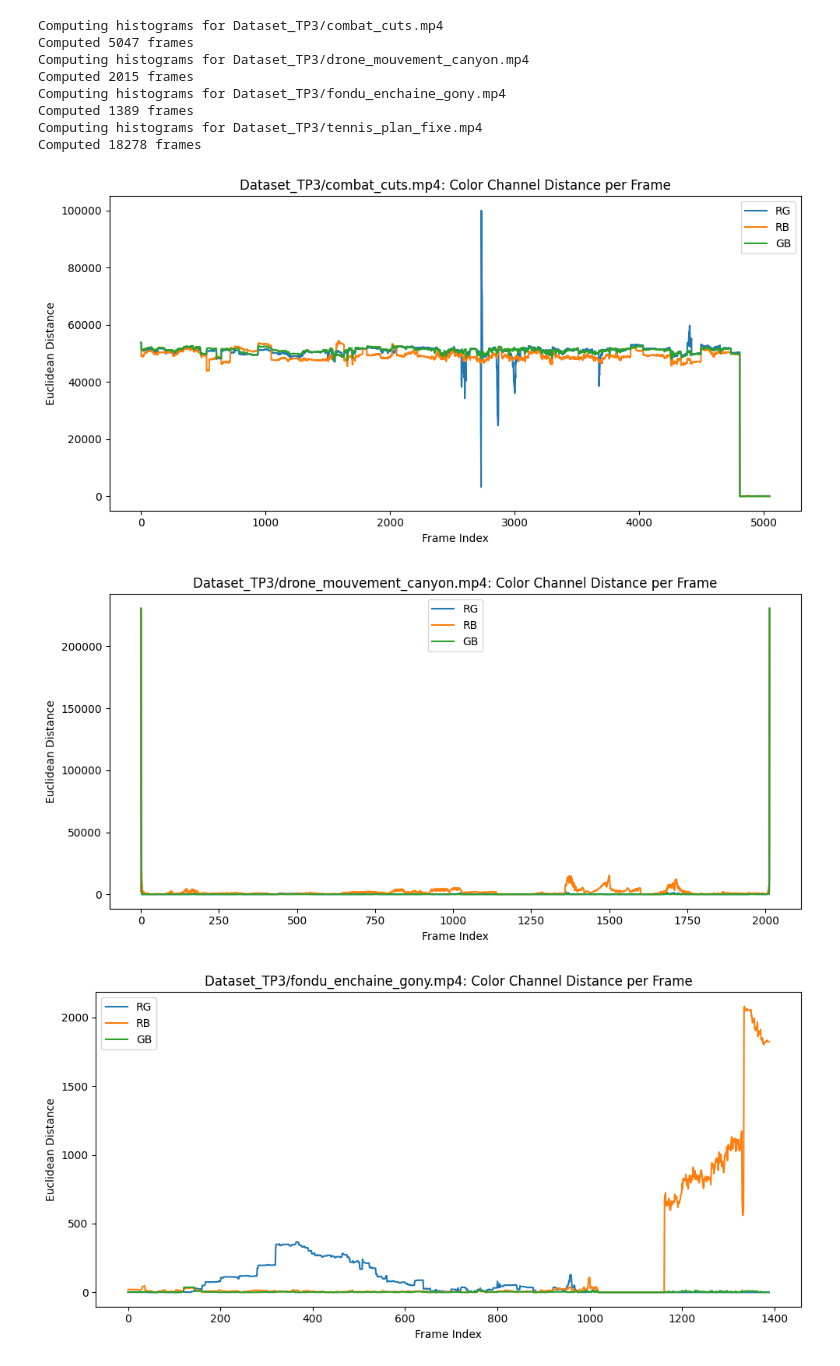
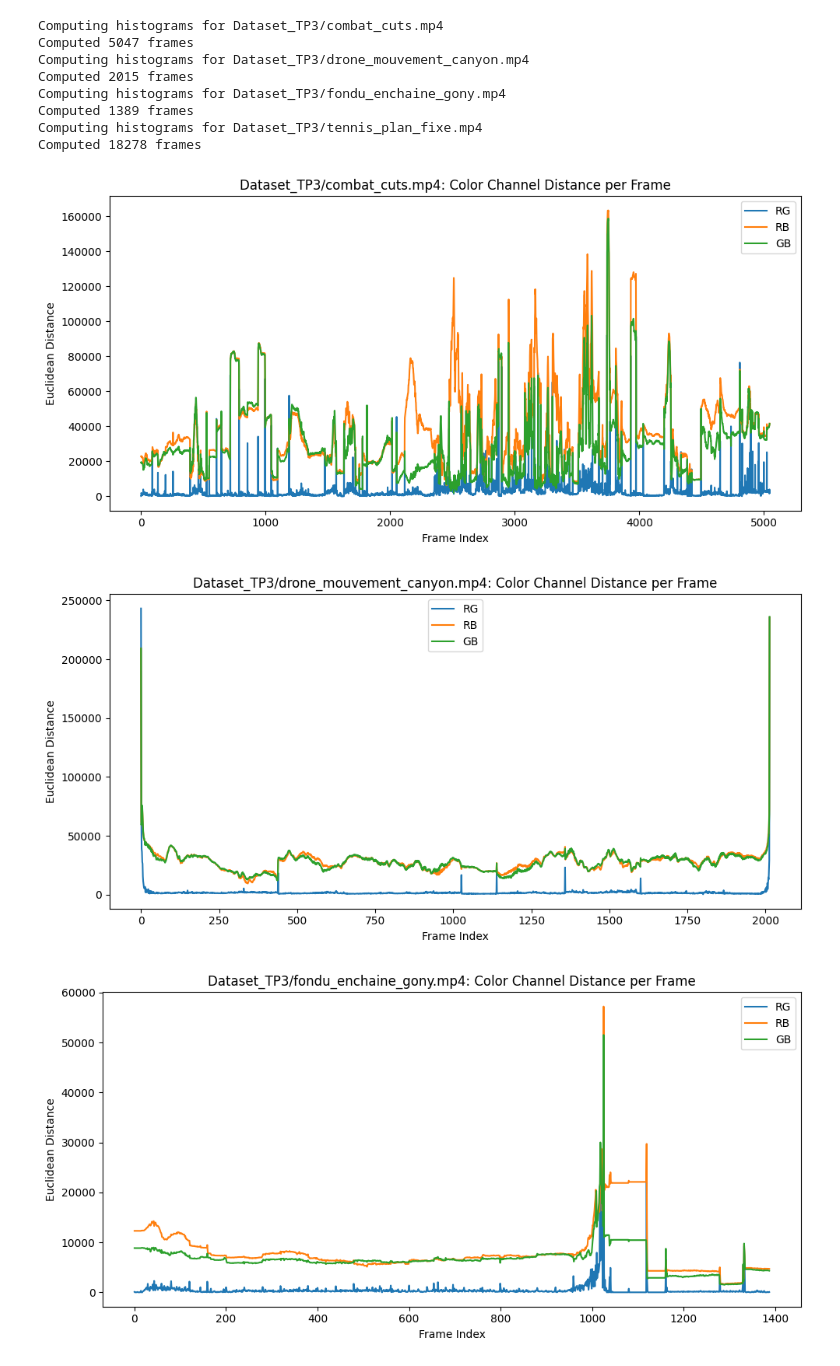
Before and after one commit to nath1416/Tp3-INF8770, a Jupyter notebook: main.ipynb, the cells around one changed output. Cells and saved outputs as stored; diff of their text form; code cells hidden in the pictures.

```diff
--- a/main.ipynb
+++ b/main.ipynb
@@ -54,35 +55,37 @@ Computing histograms for Dataset_TP3/tennis_plan_fixe.mp4
 Computed 18278 frames
 # %%
 def compute_euclidean_distance(hist_a, hist_b, n: int) -> float:
-    distance = 0.0
-    for i in range(n):
-        distance += (hist_a[i] - hist_a[i+2]) ** 2
-    return math.sqrt(distance)
+    # distance = 0.0
+    # for i in range(n):
+    #     distance += (hist_a[i] - hist_a[i+2]) ** 2
+    # return math.sqrt(distance)
+    return np.linalg.norm(hist_a - hist_b)
 # %%
 N = 1
 for histo in histograms:
     frames = histograms[histo]
     distance_rg = []
     distance_rb = []
     distance_gb = []
-    for frame in frames:
-        r, g, b = frame
-        distance_rg.append(compute_euclidean_distance(r, r, N))
-        distance_rb.append(compute_euclidean_distance(b,b, N))
-        distance_gb.append(compute_euclidean_distance(g, g, N))
+    for i in range(1, len(frames)):
+        prev_r, prev_g, prev_b = frames[i-1]
+        curr_r, curr_g, curr_b = frames[i]
+        distance_rg.append(compute_euclidean_distance(prev_r, curr_r, N))
+        distance_rb.append(compute_euclidean_distance(prev_r, curr_b, N))
+        distance_gb.append(compute_euclidean_distance(prev_g, curr_b, N))
 
     plt.figure(figsize=(10, 5))
     plt.plot(distance_rg, label="RG")
     plt.plot(distance_rb, label="RB")
     plt.plot(distance_gb, label="GB")
 
     plt.xlabel("Frame Index")
     plt.ylabel("Euclidean Distance")
     plt.title(f"{histo}: Color Channel Distance per Frame")
     plt.legend()
     plt.tight_layout()
     plt.show()
 # %% [output]
-[figure, old version]
+[figure, new version]
-[figure, old version]
+[figure, new version]
-[figure, old version]
+[figure, new version]
```
Also changed, not shown: parts of 2 cells of this notebook.
